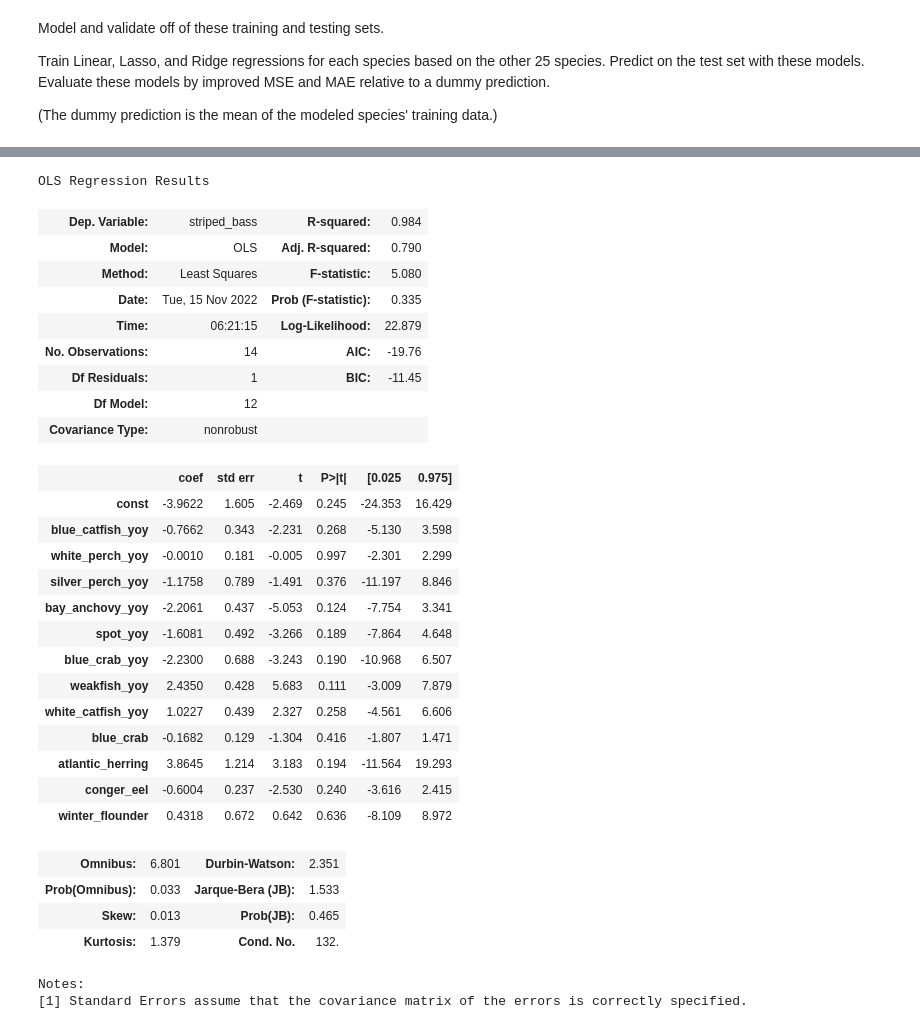
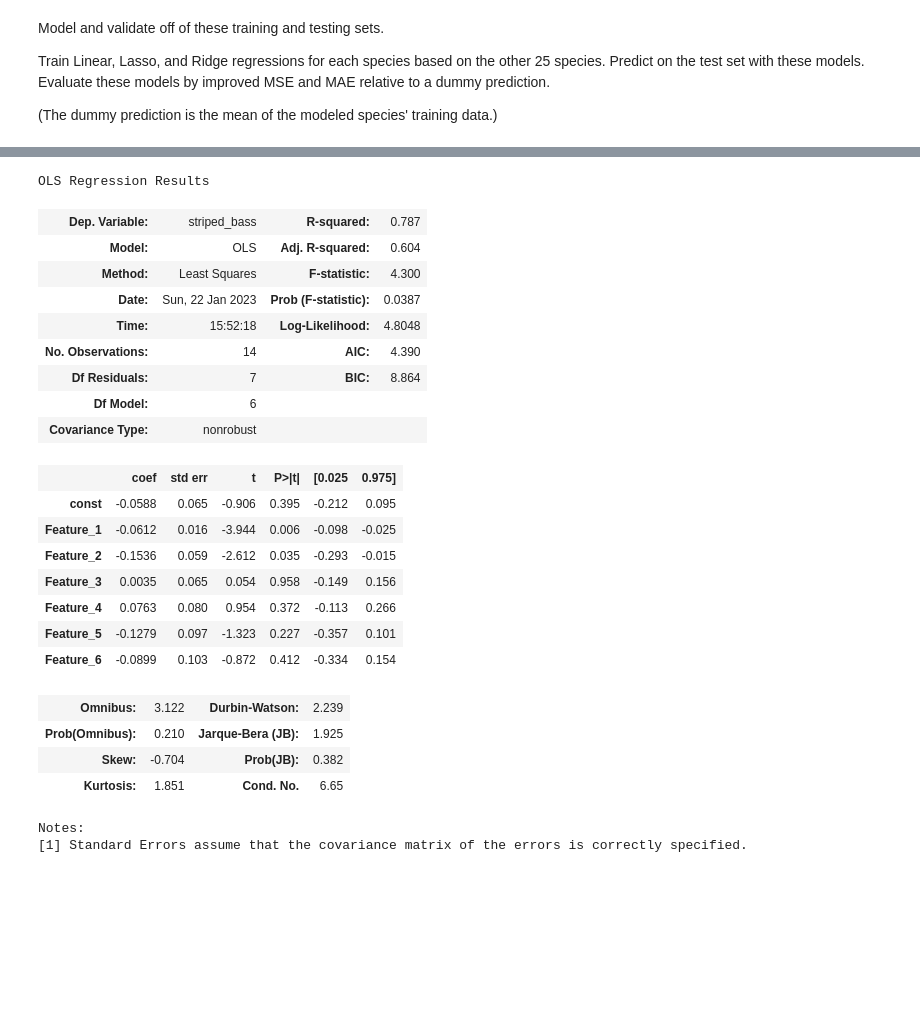
Before and after one commit to nycantwell/nycantwell, a Jupyter notebook: NW_Atlantic_Fishery_Sustainability/notebooks/03_data_cleaning_and_modeling.ipynb, the cells around one changed output, grey strips where cells are left out. Drawn from its saved outputs; the diff is of its cells as text; code cells hidden in the pictures; blank space fills up the shorter version.

```diff
--- a/NW_Atlantic_Fishery_Sustainability/notebooks/03_data_cleaning_and_modeling.ipynb
+++ b/NW_Atlantic_Fishery_Sustainability/notebooks/03_data_cleaning_and_modeling.ipynb
@@ -308,8 +264,35 @@ new_df_wide.head()
 # %% [markdown]
 Split data based on year into training and testing sets. Earliest 70% of data as training, lastest 30% as testing.
 # %%
+# ~70% training set size, split data to 14 years of training data, 7 years of testing data, striped bass as target
 train_size = 0.7
-train_num_years = np.floor(train_size*len(list(new_df_wide.index)))
+train_num_years = np.floor(train_size*len(list(log_data_df_wide.index)))
 train_years = list(set(all_by_year['year']))[0:int(train_num_years)-1]
-train_set = new_df_wide[new_df_wide['year'].isin(train_years)]
-test_set = new_df_wide[~new_df_wide['year'].isin(train_years)]
+train_set = log_data_df_wide[log_data_df_wide['year'].isin(train_years)]
+test_set = log_data_df_wide[~log_data_df_wide['year'].isin(train_years)]
+
+X_train = train_set.drop(['striped_bass'], axis=1)
+y_train = train_set['striped_bass']
+X_test = test_set.drop(['striped_bass'], axis=1)
+y_test = test_set['striped_bass']
+# %%
+# Our test set will have 7 years, for CI reduce features below 7using PCA.
+import numpy as np
+from sklearn.decomposition import PCA
+
+pca = PCA(n_components=6)
+pca.fit(X_train)
+print(pca.explained_variance_ratio_)
+print(pca.singular_values_)
+X_train = pca.transform(X_train)
+X_test = pca.transform(X_test)
+
+column_list = ['Feature_1', 'Feature_2', 'Feature_3', 'Feature_4', 'Feature_5', 'Feature_6']#, 'Feature_7']
+    #, 'Feature_8', 'Feature_9', 'Feature_10', 'Feature_11',
+    #'Feature_12', 'Feature_13', 'Feature_14'])
+X_train = pd.DataFrame(X_train, columns = column_list)
+X_train.set_index(pd.Index([1988, 1989, 1990, 1991, 1992, 1993, 1994, 1995, 1996, 1997, 1998,
+            1999, 2000, 2001]), inplace=True)
+
+X_test = pd.DataFrame(X_test, columns = column_list)
+X_test.set_index(pd.Index([2002, 2003, 2004, 2005, 2006, 2007, 2008, 2009]), inplace=True)
@@ -404,45 +343,37 @@ metrics_by_MSE
 # %%
 import statsmodels.api as sm
 
 species = 'striped_bass'
-X_train = train_set.drop(species, axis=1).set_index('year')
 X_train = sm.add_constant(X_train)
 y_train = train_set.set_index('year')[species]
-X_test = test_set.drop(species, axis=1).set_index('year')
 X_test = sm.add_constant(X_test)
 y_test = test_set.set_index('year')[species]
 
 model11 = sm.OLS(y_train, X_train).fit()
 model11.summary()
 #model11.conf_int(alpha=0.05, cols=None)
 # %% [output]
 OLS Regression Results
-| Dep. Variable: | striped_bass | R-squared: | 0.984 |
-| Model: | OLS | Adj. R-squared: | 0.790 |
-| Method: | Least Squares | F-statistic: | 5.080 |
-| Date: | Tue, 15 Nov 2022 | Prob (F-statistic): | 0.335 |
-| Time: | 06:21:15 | Log-Likelihood: | 22.879 |
-| No. Observations: | 14 | AIC: | -19.76 |
-| Df Residuals: | 1 | BIC: | -11.45 |
-| Df Model: | 12 |  |  |
+| Dep. Variable: | striped_bass | R-squared: | 0.787 |
+| Model: | OLS | Adj. R-squared: | 0.604 |
+| Method: | Least Squares | F-statistic: | 4.300 |
+| Date: | Sun, 22 Jan 2023 | Prob (F-statistic): | 0.0387 |
+| Time: | 15:52:18 | Log-Likelihood: | 4.8048 |
+| No. Observations: | 14 | AIC: | 4.390 |
+| Df Residuals: | 7 | BIC: | 8.864 |
+| Df Model: | 6 |  |  |
 | Covariance Type: | nonrobust |  |  |
 |  | coef | std err | t | P>|t| | [0.025 | 0.975] |
-| const | -3.9622 | 1.605 | -2.469 | 0.245 | -24.353 | 16.429 |
-| blue_catfish_yoy | -0.7662 | 0.343 | -2.231 | 0.268 | -5.130 | 3.598 |
-| white_perch_yoy | -0.0010 | 0.181 | -0.005 | 0.997 | -2.301 | 2.299 |
-| silver_perch_yoy | -1.1758 | 0.789 | -1.491 | 0.376 | -11.197 | 8.846 |
-| bay_anchovy_yoy | -2.2061 | 0.437 | -5.053 | 0.124 | -7.754 | 3.341 |
-| spot_yoy | -1.6081 | 0.492 | -3.266 | 0.189 | -7.864 | 4.648 |
-| blue_crab_yoy | -2.2300 | 0.688 | -3.243 | 0.190 | -10.968 | 6.507 |
-| weakfish_yoy | 2.4350 | 0.428 | 5.683 | 0.111 | -3.009 | 7.879 |
-| white_catfish_yoy | 1.0227 | 0.439 | 2.327 | 0.258 | -4.561 | 6.606 |
-| blue_crab | -0.1682 | 0.129 | -1.304 | 0.416 | -1.807 | 1.471 |
-| atlantic_herring | 3.8645 | 1.214 | 3.183 | 0.194 | -11.564 | 19.293 |
-| conger_eel | -0.6004 | 0.237 | -2.530 | 0.240 | -3.616 | 2.415 |
-| winter_flounder | 0.4318 | 0.672 | 0.642 | 0.636 | -8.109 | 8.972 |
+| const | -0.0588 | 0.065 | -0.906 | 0.395 | -0.212 | 0.095 |
+| Feature_1 | -0.0612 | 0.016 | -3.944 | 0.006 | -0.098 | -0.025 |
+| Feature_2 | -0.1536 | 0.059 | -2.612 | 0.035 | -0.293 | -0.015 |
+| Feature_3 | 0.0035 | 0.065 | 0.054 | 0.958 | -0.149 | 0.156 |
+| Feature_4 | 0.0763 | 0.080 | 0.954 | 0.372 | -0.113 | 0.266 |
+| Feature_5 | -0.1279 | 0.097 | -1.323 | 0.227 | -0.357 | 0.101 |
+| Feature_6 | -0.0899 | 0.103 | -0.872 | 0.412 | -0.334 | 0.154 |
-| Omnibus: | 6.801 | Durbin-Watson: | 2.351 |
-| Prob(Omnibus): | 0.033 | Jarque-Bera (JB): | 1.533 |
-| Skew: | 0.013 | Prob(JB): | 0.465 |
-| Kurtosis: | 1.379 | Cond. No. | 132. |
+| Omnibus: | 3.122 | Durbin-Watson: | 2.239 |
+| Prob(Omnibus): | 0.210 | Jarque-Bera (JB): | 1.925 |
+| Skew: | -0.704 | Prob(JB): | 0.382 |
+| Kurtosis: | 1.851 | Cond. No. | 6.65 |
 Notes:
 [1] Standard Errors assume that the covariance matrix of the errors is correctly specified.
```
Also changed, not shown: parts of 22 cells of this notebook.
